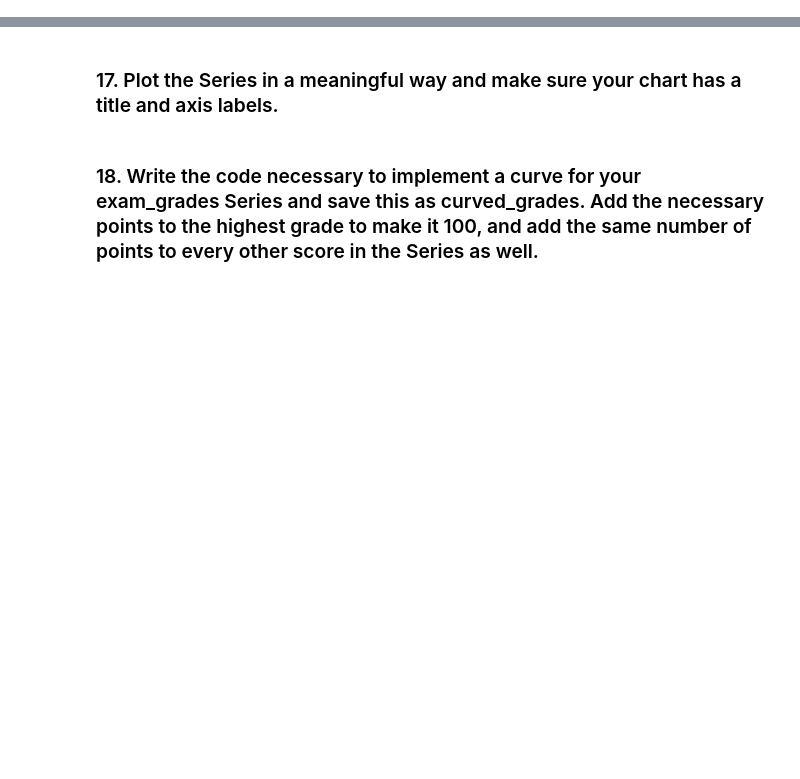
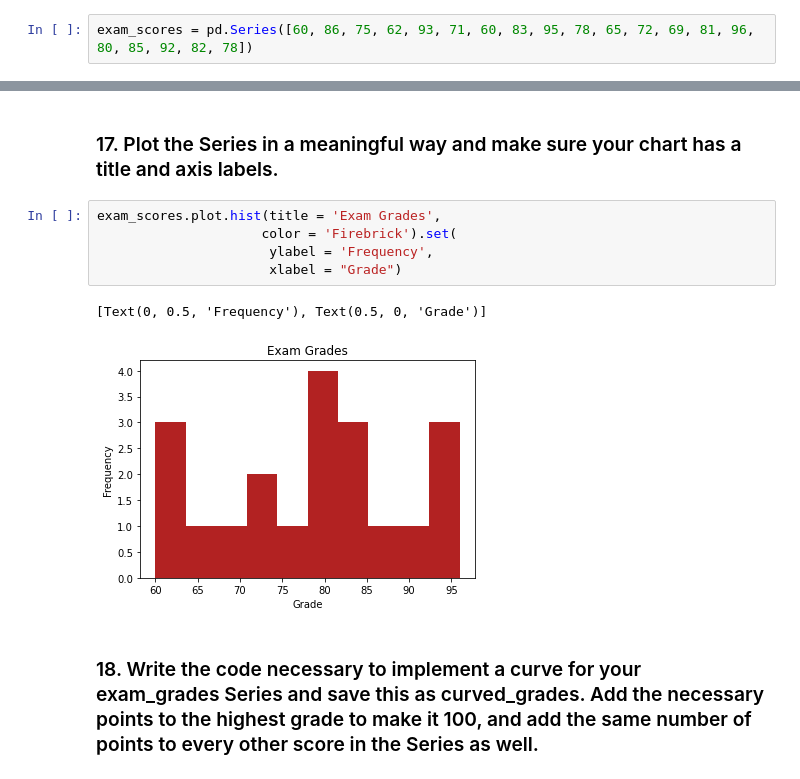
Before and after one commit to greg-maggard/numpy_pandas_visualization_exercises, a Jupyter notebook: pandas_series.ipynb, the cells around one changed output, grey strips where cells are left out. Drawn from its saved outputs; the diff is of its cells as text; blank space fills up the shorter version.

```diff
--- a/pandas_series.ipynb
+++ b/pandas_series.ipynb
@@ -232,5 +484,7 @@ n =  ['$796,459.41', '$278.60', '$482,571.67', '$4,503,915.98', '$2,121,418.3',
 # %% [markdown]
 ## Use pandas to create a Series named exam_scores from the following list:
 [60, 86, 75, 62, 93, 71, 60, 83, 95, 78, 65, 72, 69, 81, 96, 80, 85, 92, 82, 78]
+# %%
+exam_scores = pd.Series([60, 86, 75, 62, 93, 71, 60, 83, 95, 78, 65, 72, 69, 81, 96, 80, 85, 92, 82, 78])
 # %% [markdown]
 ### 15. How many elements are in the exam_scores Series?
@@ -239,4 +509,12 @@ n =  ['$796,459.41', '$278.60', '$482,571.67', '$4,503,915.98', '$2,121,418.3',
 # %% [markdown]
 ### 17. Plot the Series in a meaningful way and make sure your chart has a title and axis labels.
+# %%
+exam_scores.plot.hist(title = 'Exam Grades',
+                     color = 'Firebrick').set(
+                      ylabel = 'Frequency',
+                      xlabel = "Grade")
+# %% [output]
+[Text(0, 0.5, 'Frequency'), Text(0.5, 0, 'Grade')]
+[figure, added]
 # %% [markdown]
 ### 18. Write the code necessary to implement a curve for your exam_grades Series and save this as curved_grades. Add the necessary points to the highest grade to make it 100, and add the same number of points to every other score in the Series as well.
```
Also changed, not shown: parts of 32 cells of this notebook, 1 other file.
